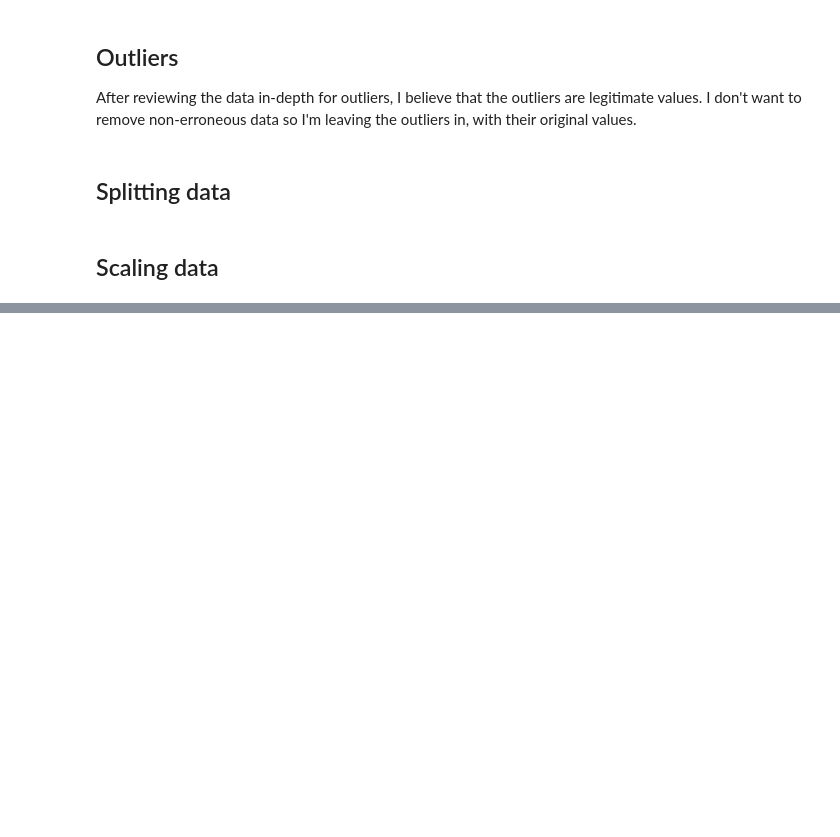
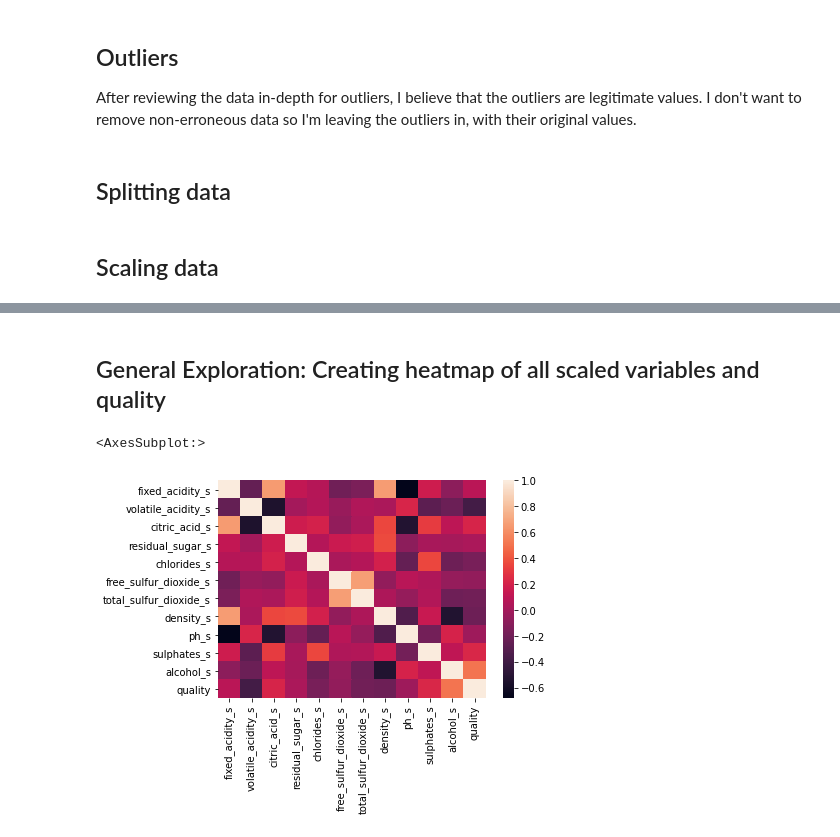
Before and after one commit to SamuelD-Data/red_wine_quality, a Jupyter notebook: red_wine_notebook.ipynb, the cells around one changed output, grey strips where cells are left out. Cells and saved outputs as stored; diff of their text form; code cells hidden in the pictures; blank space fills up the shorter version.

Commit message:
basic heatmap created

```diff
--- a/red_wine_notebook.ipynb
+++ b/red_wine_notebook.ipynb
@@ -101,11 +106,13 @@ train.columns
-# %%
-for col in train:
-    print(col[-2:])
+# %% [markdown]
+## General Exploration: Creating heatmap of all scaled variables and quality
 # %%
+# creating empty list
+heatmap_cols = []
+
+# creating list of scaled variables and target variable
 for col in train:
     if col[-2:] == '_s' or col == 'quality':
-        print(col)
+        heatmap_cols.append(col)
 
-#train_heatmap = train[[']]
-
-#train_heatmap
+# creating df from list of columns
+heatmap_df = train[heatmap_cols]
@@ -115,0 +119,9 @@ validate
+# %%
+# calculating correlation values between variables
+corr_matrix = heatmap_df.corr()
+
+# plotting heatmap
+sns.heatmap(corr_matrix)
+# %% [output]
+<AxesSubplot:>
+[figure, added]
```
Also changed, not shown: parts of 6 cells of this notebook.
